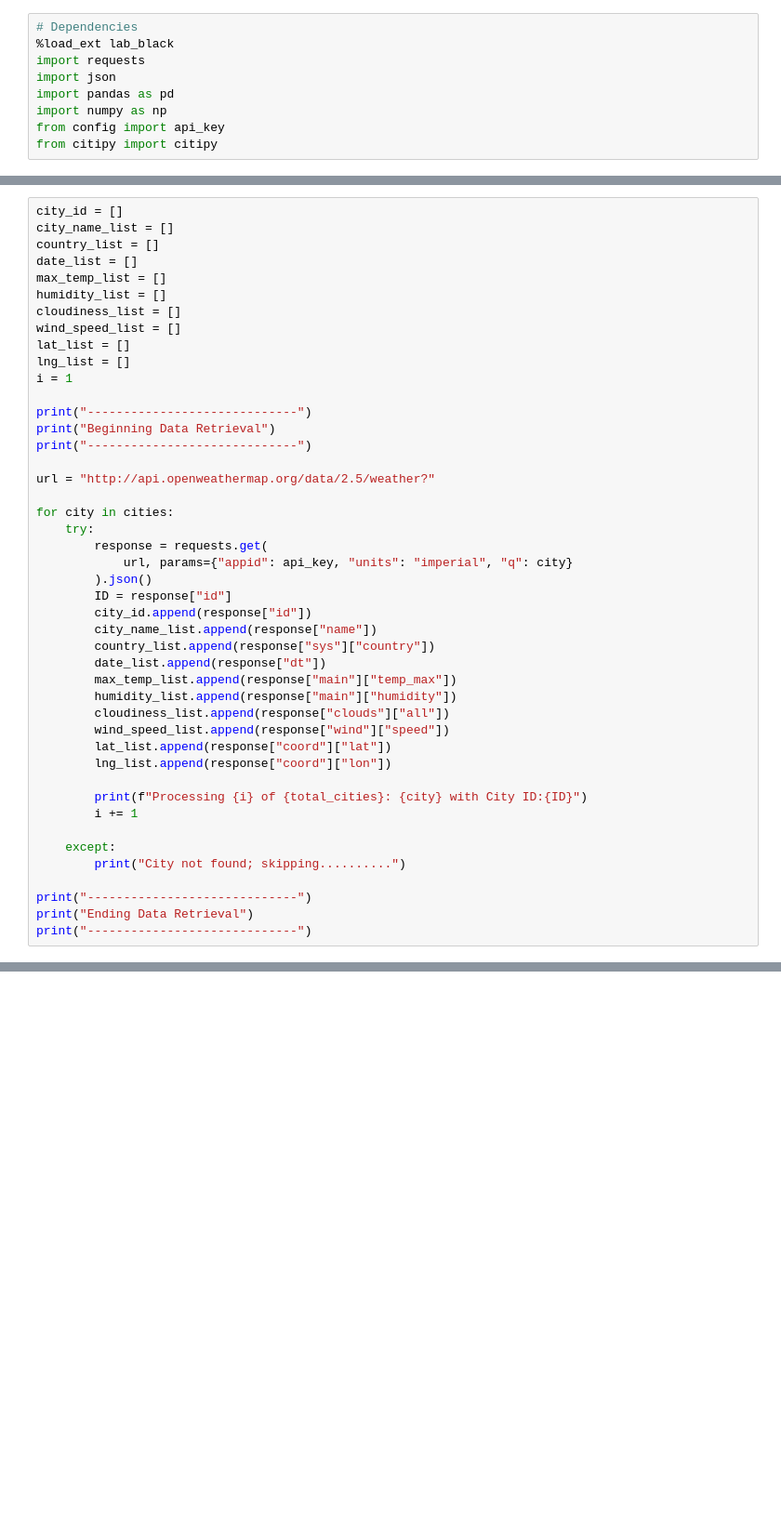
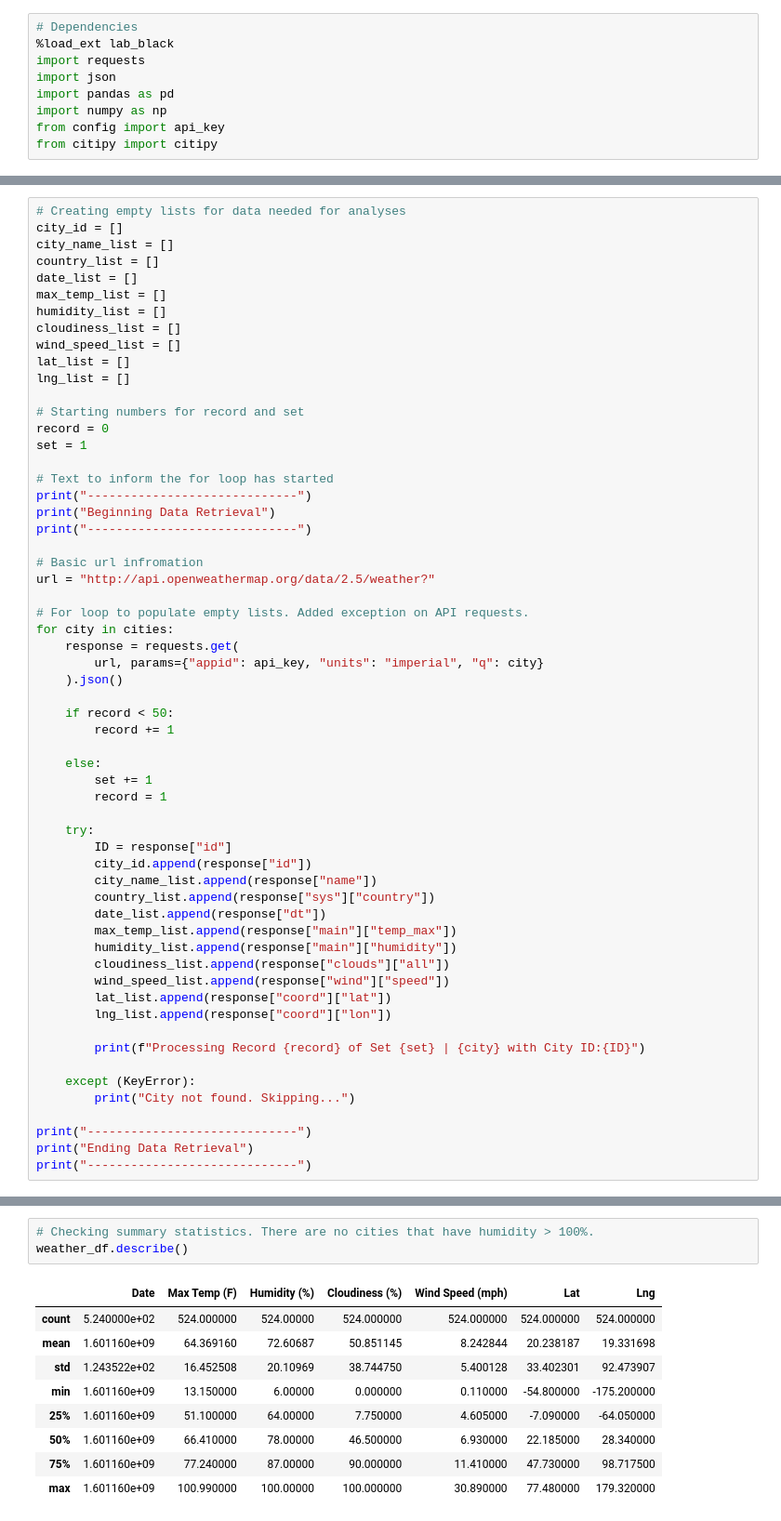
Before and after one commit to sabrinasaleh/python-api-challenge, a Jupyter notebook: WeatherPy/WeatherPy.ipynb, the cells around one changed output, grey strips where cells are left out. Shown at 93% size. Cells and saved outputs as stored; diff of their text form; blank space fills up the shorter version.

```diff
--- a/WeatherPy/WeatherPy.ipynb
+++ b/WeatherPy/WeatherPy.ipynb
@@ -31,4 +46,5 @@ total_cities
 # %%
+# Creating empty lists for data needed for analyses
 city_id = []
 city_name_list = []
 country_list = []
@@ -39,19 +55,33 @@ cloudiness_list = []
 wind_speed_list = []
 lat_list = []
 lng_list = []
-i = 1
 
+# Starting numbers for record and set
+record = 0
+set = 1
+
+# Text to inform the for loop has started
 print("-----------------------------")
 print("Beginning Data Retrieval")
 print("-----------------------------")
 
+# Basic url infromation
 url = "http://api.openweathermap.org/data/2.5/weather?"
 
+# For loop to populate empty lists. Added exception on API requests.
 for city in cities:
+    response = requests.get(
+        url, params={"appid": api_key, "units": "imperial", "q": city}
+    ).json()
+
+    if record < 50:
+        record += 1
+
+    else:
+        set += 1
+        record = 1
+
     try:
-        response = requests.get(
-            url, params={"appid": api_key, "units": "imperial", "q": city}
-        ).json()
         ID = response["id"]
         city_id.append(response["id"])
         city_name_list.append(response["name"])
@@ -64,11 +94,10 @@ for city in cities:
         lat_list.append(response["coord"]["lat"])
         lng_list.append(response["coord"]["lon"])
 
-        print(f"Processing {i} of {total_cities}: {city} with City ID:{ID}")
-        i += 1
+        print(f"Processing Record {record} of Set {set} | {city} with City ID:{ID}")
 
-    except:
-        print("City not found; skipping..........")
+    except (KeyError):
+        print("City not found. Skipping...")
 
 print("-----------------------------")
 print("Ending Data Retrieval")
@@ -138,0 +162,13 @@ weather_df
+# %%
+# Checking summary statistics. There are no cities that have humidity > 100%.
+weather_df.describe()
+# %% [output]
+|  | Date | Max Temp (F) | Humidity (%) | Cloudiness (%) | Wind Speed (mph) | Lat | Lng |
+| count | 5.240000e+02 | 524.000000 | 524.00000 | 524.000000 | 524.000000 | 524.000000 | 524.000000 |
+| mean | 1.601160e+09 | 64.369160 | 72.60687 | 50.851145 | 8.242844 | 20.238187 | 19.331698 |
+| std | 1.243522e+02 | 16.452508 | 20.10969 | 38.744750 | 5.400128 | 33.402301 | 92.473907 |
+| min | 1.601160e+09 | 13.150000 | 6.00000 | 0.000000 | 0.110000 | -54.800000 | -175.200000 |
+| 25% | 1.601160e+09 | 51.100000 | 64.00000 | 7.750000 | 4.605000 | -7.090000 | -64.050000 |
+| 50% | 1.601160e+09 | 66.410000 | 78.00000 | 46.500000 | 6.930000 | 22.185000 | 28.340000 |
+| 75% | 1.601160e+09 | 77.240000 | 87.00000 | 90.000000 | 11.410000 | 47.730000 | 98.717500 |
+| max | 1.601160e+09 | 100.990000 | 100.00000 | 100.000000 | 30.890000 | 77.480000 | 179.320000 |
```
Also changed, not shown: parts of 24 cells of this notebook.
